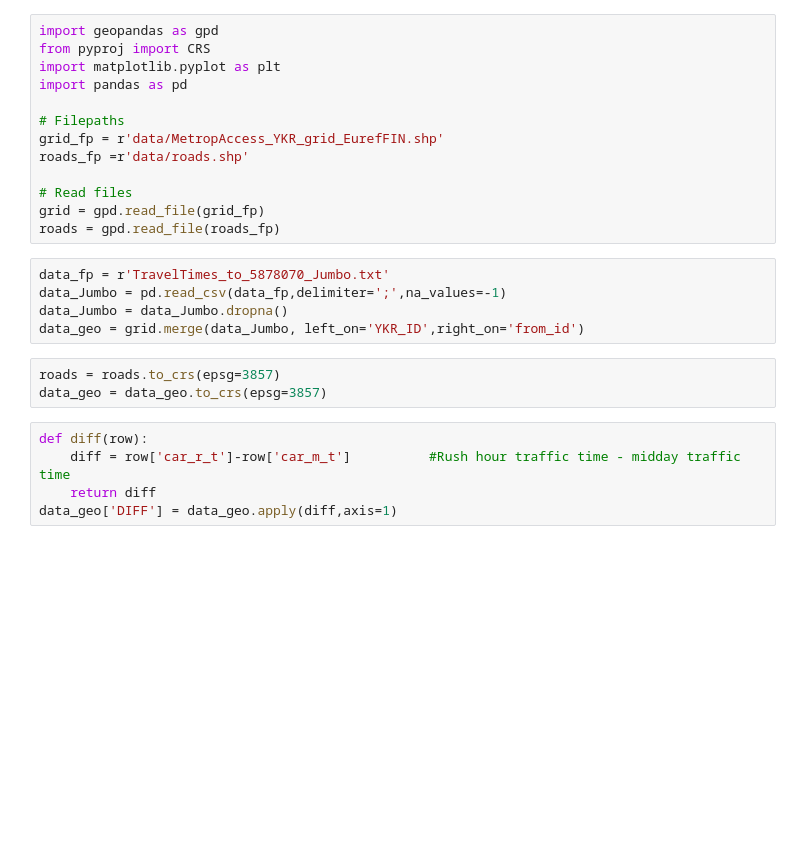
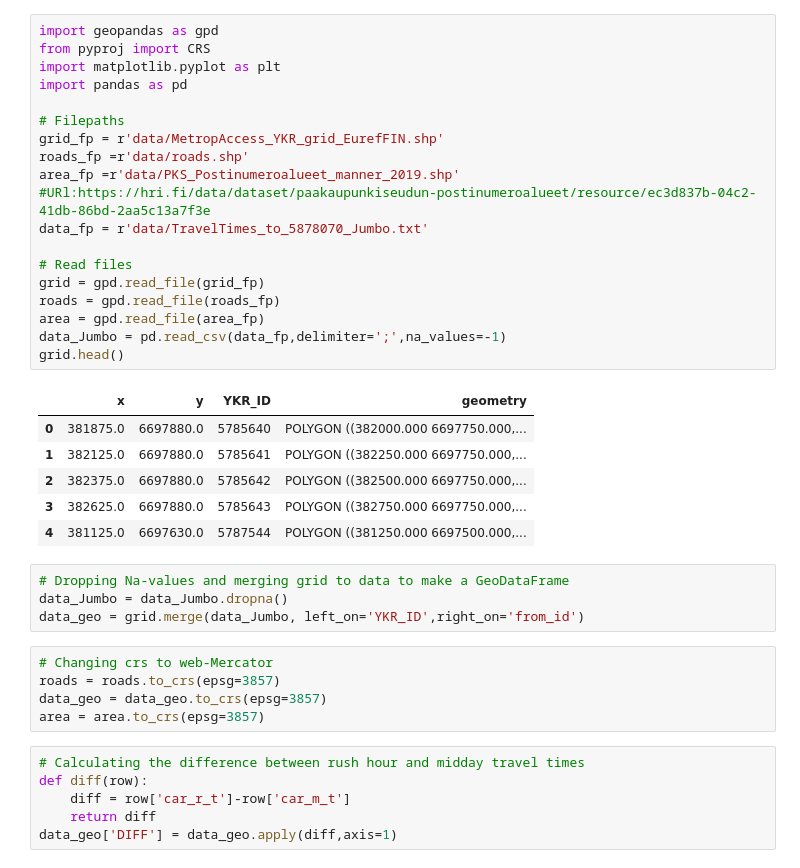
Before and after one commit to AutoGIS-2021/exercise-5-mattikat, a Jupyter notebook: Problem 1.ipynb, the cells around one changed output. Drawn from its saved outputs; the diff is of its cells as text; blank space fills up the shorter version.

```diff
--- a/Problem 1.ipynb
+++ b/Problem 1.ipynb
@@ -1,27 +1,41 @@
 # %%
 import geopandas as gpd
 from pyproj import CRS
 import matplotlib.pyplot as plt
 import pandas as pd
 
 # Filepaths
 grid_fp = r'data/MetropAccess_YKR_grid_EurefFIN.shp'
 roads_fp =r'data/roads.shp'
+area_fp =r'data/PKS_Postinumeroalueet_manner_2019.shp'  #URl:https://hri.fi/data/dataset/paakaupunkiseudun-postinumeroalueet/resource/ec3d837b-04c2-41db-86bd-2aa5c13a7f3e
+data_fp = r'data/TravelTimes_to_5878070_Jumbo.txt'
 
 # Read files
 grid = gpd.read_file(grid_fp)
 roads = gpd.read_file(roads_fp)
+area = gpd.read_file(area_fp)
+data_Jumbo = pd.read_csv(data_fp,delimiter=';',na_values=-1)
+grid.head()
+# %% [output]
+|  | x | y | YKR_ID | geometry |
+| 0 | 381875.0 | 6697880.0 | 5785640 | POLYGON ((382000.000 6697750.000,... |
+| 1 | 382125.0 | 6697880.0 | 5785641 | POLYGON ((382250.000 6697750.000,... |
+| 2 | 382375.0 | 6697880.0 | 5785642 | POLYGON ((382500.000 6697750.000,... |
+| 3 | 382625.0 | 6697880.0 | 5785643 | POLYGON ((382750.000 6697750.000,... |
+| 4 | 381125.0 | 6697630.0 | 5787544 | POLYGON ((381250.000 6697500.000,... |
 # %%
-data_fp = r'TravelTimes_to_5878070_Jumbo.txt'
-data_Jumbo = pd.read_csv(data_fp,delimiter=';',na_values=-1)
+# Dropping Na-values and merging grid to data to make a GeoDataFrame
 data_Jumbo = data_Jumbo.dropna()
 data_geo = grid.merge(data_Jumbo, left_on='YKR_ID',right_on='from_id')
 # %%
+# Changing crs to web-Mercator
 roads = roads.to_crs(epsg=3857)
 data_geo = data_geo.to_crs(epsg=3857)
+area = area.to_crs(epsg=3857)
 # %%
+# Calculating the difference between rush hour and midday travel times
 def diff(row):
-    diff = row['car_r_t']-row['car_m_t']          #Rush hour traffic time - midday traffic time
+    diff = row['car_r_t']-row['car_m_t']
     return diff
 data_geo['DIFF'] = data_geo.apply(diff,axis=1)
 # %%
```
Also changed, not shown: parts of 2 cells of this notebook.
